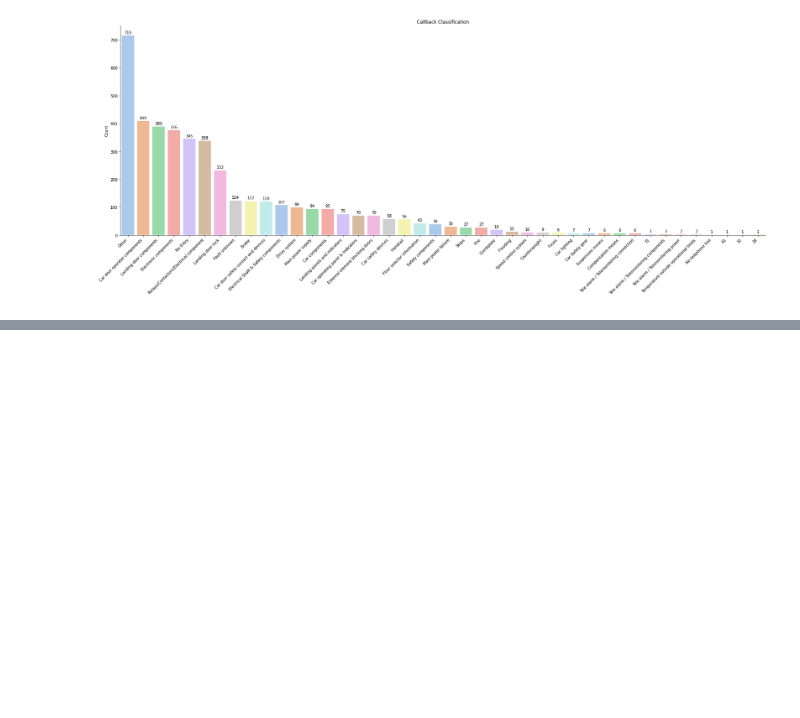
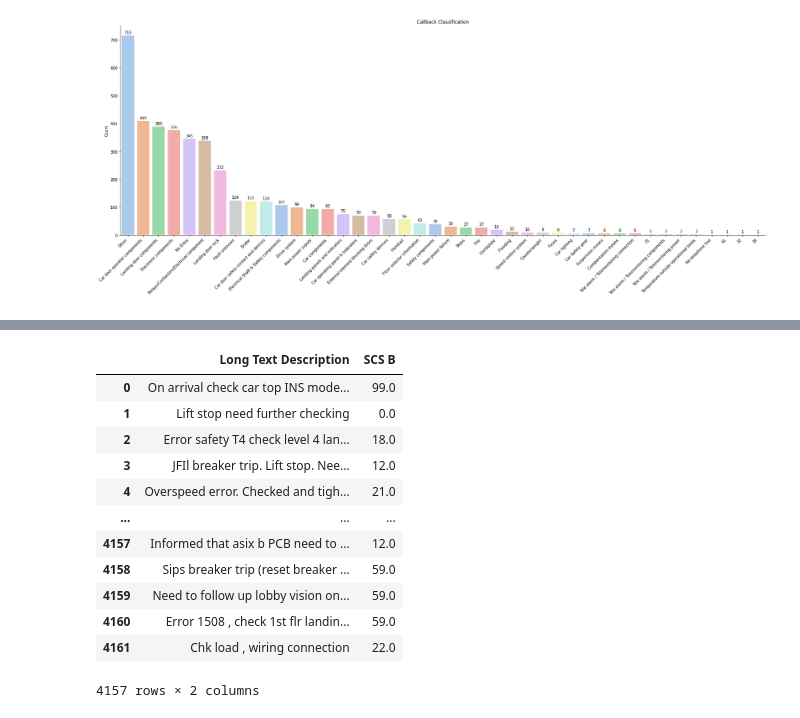
Before and after one commit to melvinps/Data-Analysis-Schindler-Lift-Singapore, a Jupyter notebook: Callback_Classification.ipynb, the cells around one changed output, grey strips where cells are left out. Saved outputs shown, nothing was run; the diff lists cells and outputs as text; code cells hidden in the pictures; blank space fills up the shorter version.

```diff
--- a/Callback_Classification.ipynb
+++ b/Callback_Classification.ipynb
@@ -118,0 +329,19 @@ for p in g.patches:
+# %%
+pred_df = pd.read_excel('2021 05 04 Daily Callbacks (1).xlsx')
+# %%
+pred_df = pred_df[['Long Text Description','SCS B']].dropna(how='all')
+pred_df
+# %% [output]
+|  | Long Text Description | SCS B |
+| 0 | On arrival check car top INS mode... | 99.0 |
+| 1 | Lift stop need further checking | 0.0 |
+| 2 | Error safety T4 check level 4 lan... | 18.0 |
+| 3 | JFIl breaker trip. Lift stop. Nee... | 12.0 |
+| 4 | Overspeed error. Checked and tigh... | 21.0 |
+| ... | ... | ... |
+| 4157 | Informed that asix b PCB need to ... | 12.0 |
+| 4158 | Sips breaker trip (reset breaker ... | 59.0 |
+| 4159 | Need to follow up lobby vision on... | 59.0 |
+| 4160 | Error 1508 , check 1st flr landin... | 59.0 |
+| 4161 | Chk load , wiring connection | 22.0 |
+4157 rows × 2 columns
```
Also changed, not shown: parts of 27 cells of this notebook.
